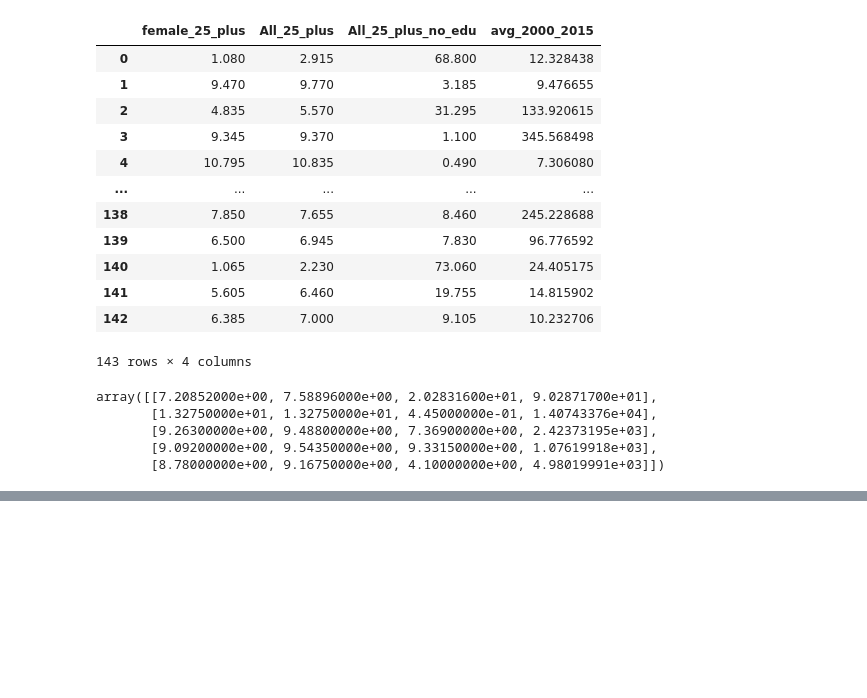
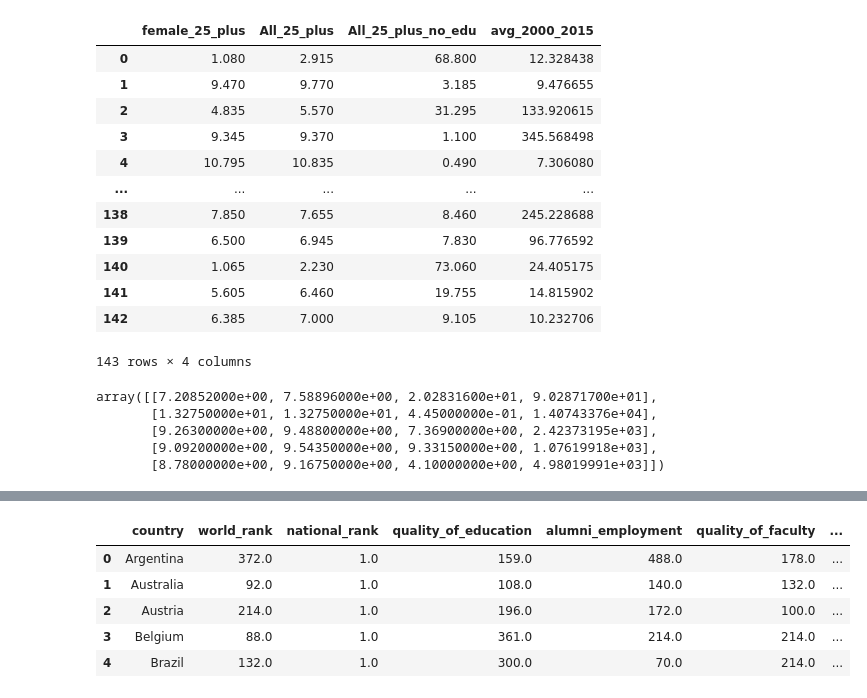
Before and after one commit to bluewallumich/Predicting-Educational-Outcomes, a Jupyter notebook: Milestone II Project v1.ipynb, the cells around one changed output, grey strips where cells are left out. Drawn from its saved outputs; the diff is of its cells as text; code cells hidden in the pictures; blank space fills up the shorter version.

```diff
--- a/Milestone II Project v1.ipynb
+++ b/Milestone II Project v1.ipynb
@@ -408,0 +453,11 @@ a_final_frame.head()
+# %%
+###Average Treatment Effects
+a_final_frame = a_final_frame.round()
+a_final_frame.head()
+# %% [output]
+|  | country | world_rank | national_rank | quality_of_education | alumni_employment | quality_of_faculty | ... |
+| 0 | Argentina | 372.0 | 1.0 | 159.0 | 488.0 | 178.0 | ... |
+| 1 | Australia | 92.0 | 1.0 | 108.0 | 140.0 | 132.0 | ... |
+| 2 | Austria | 214.0 | 1.0 | 196.0 | 172.0 | 100.0 | ... |
+| 3 | Belgium | 88.0 | 1.0 | 361.0 | 214.0 | 214.0 | ... |
+| 4 | Brazil | 132.0 | 1.0 | 300.0 | 70.0 | 214.0 | ... |
```
Also changed, not shown: parts of 10 cells of this notebook.
